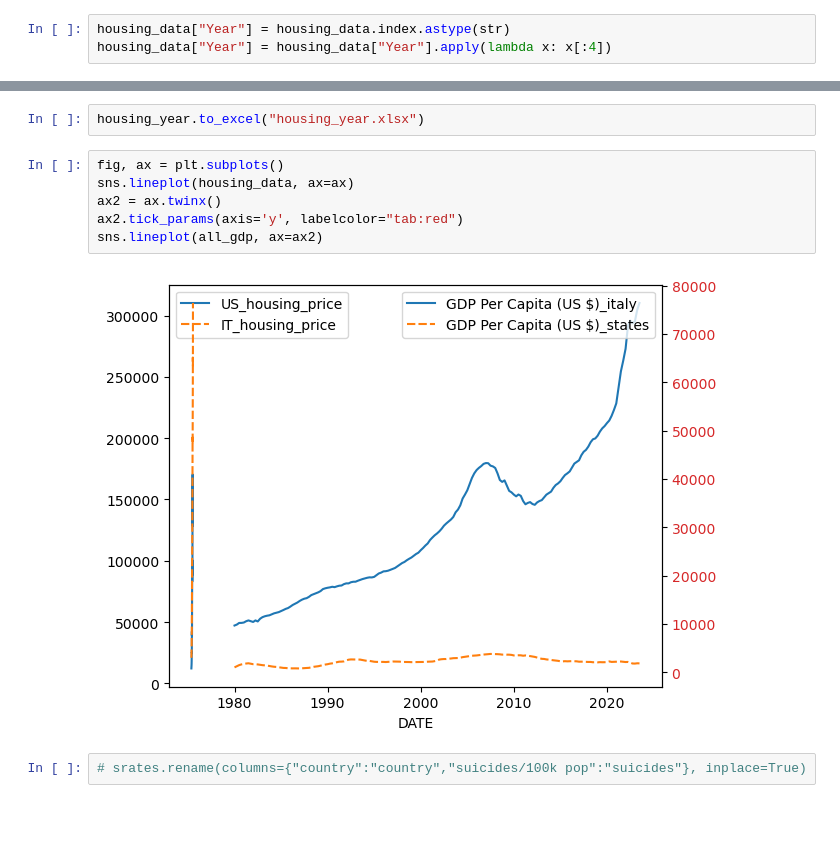
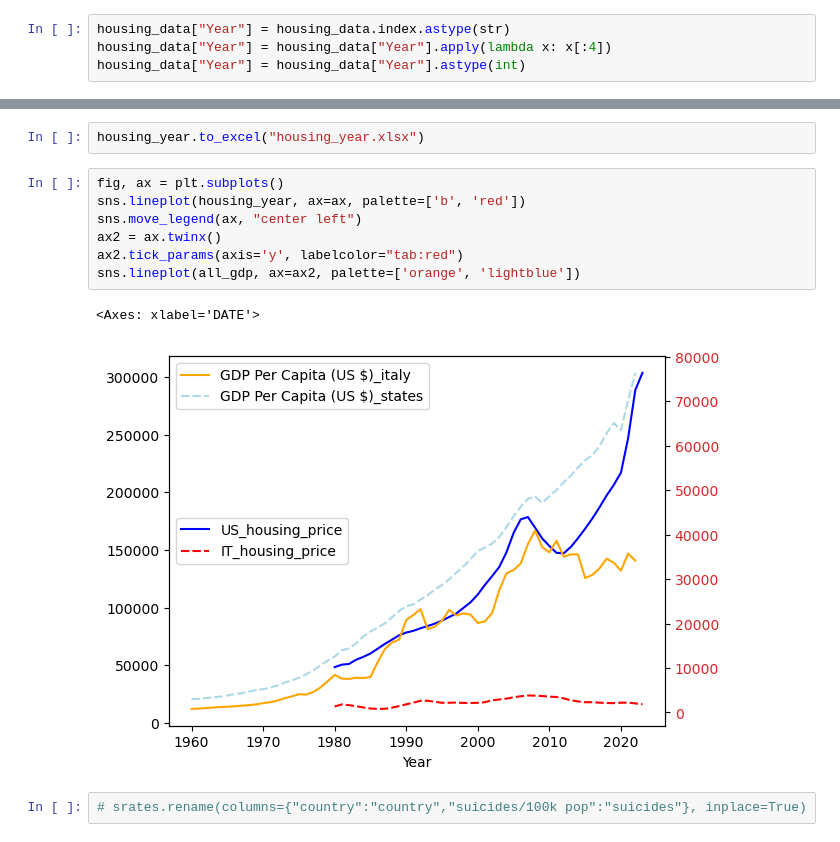
Before and after one commit to Papa-Yaga/sql-database, a Jupyter notebook: very_optimistic_data.ipynb, the cells around one changed output, grey strips where cells are left out. Saved outputs shown, nothing was run; the diff lists cells and outputs as text; blank space fills up the shorter version.

```diff
--- a/very_optimistic_data.ipynb
+++ b/very_optimistic_data.ipynb
@@ -153,18 +180,21 @@ alc_all.to_csv("alc_all.csv")
 # %%
 housing_data["Year"] = housing_data.index.astype(str)
 housing_data["Year"] = housing_data["Year"].apply(lambda x: x[:4])
+housing_data["Year"] = housing_data["Year"].astype(int)
 # %%
 housing_year = housing_data.groupby(["Year"])[["US_housing_price", "IT_housing_price"]].mean().round(2)
 # %%
 housing_year.to_excel("housing_year.xlsx")
 # %%
 fig, ax = plt.subplots()
-sns.lineplot(housing_data, ax=ax)
+sns.lineplot(housing_year, ax=ax, palette=['b', 'red'])
+sns.move_legend(ax, "center left")
 ax2 = ax.twinx()
 ax2.tick_params(axis='y', labelcolor="tab:red")
-sns.lineplot(all_gdp, ax=ax2)
+sns.lineplot(all_gdp, ax=ax2, palette=['orange', 'lightblue'])
 # %% [output]
+<Axes: xlabel='DATE'>
-[figure, old version]
+[figure, new version]
 # %%
 # srates.rename(columns={"country":"country","suicides/100k pop":"suicides"}, inplace=True)
 # %%
```
Also changed, not shown: parts of 14 cells of this notebook, 8 other files.
